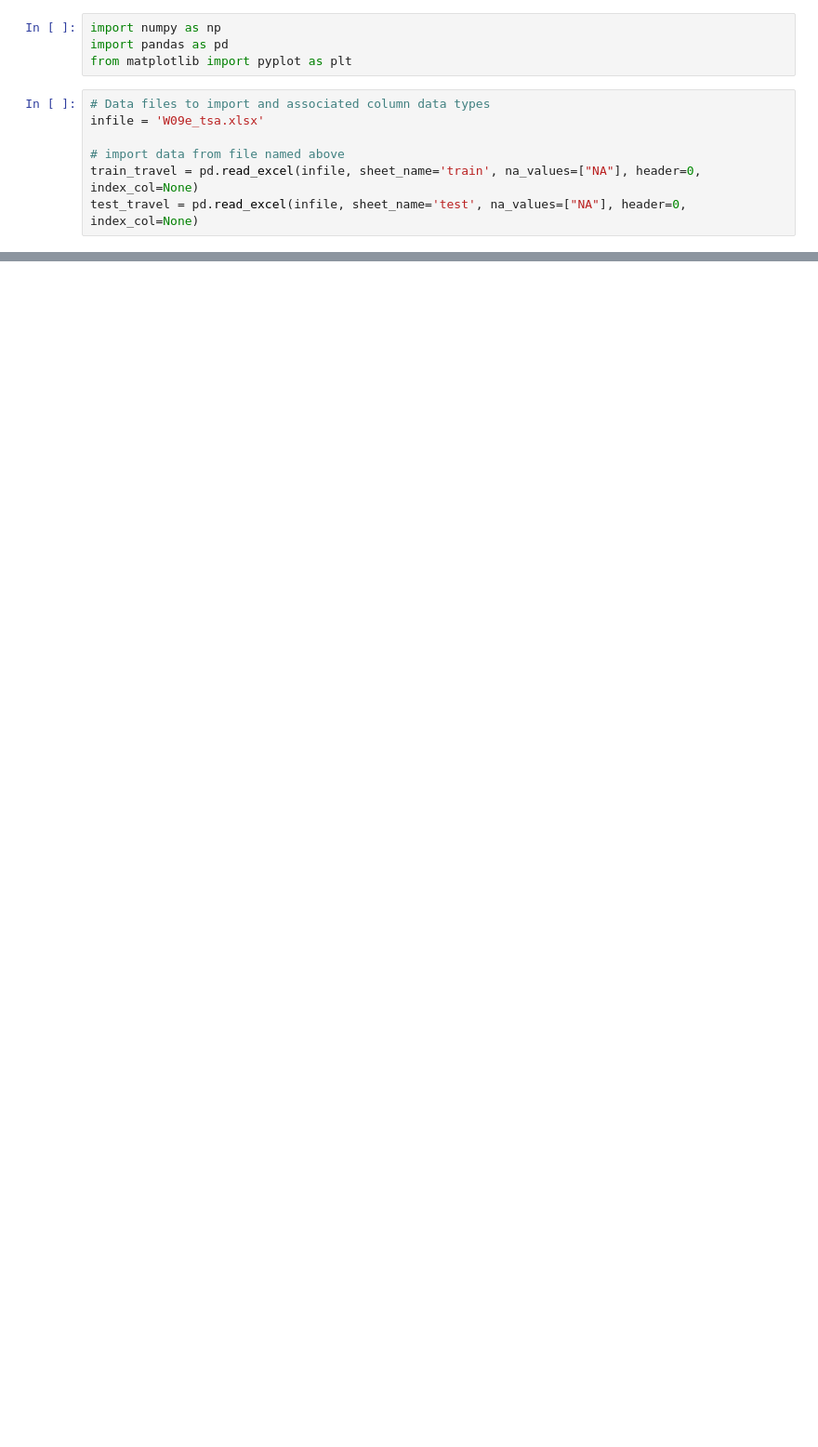
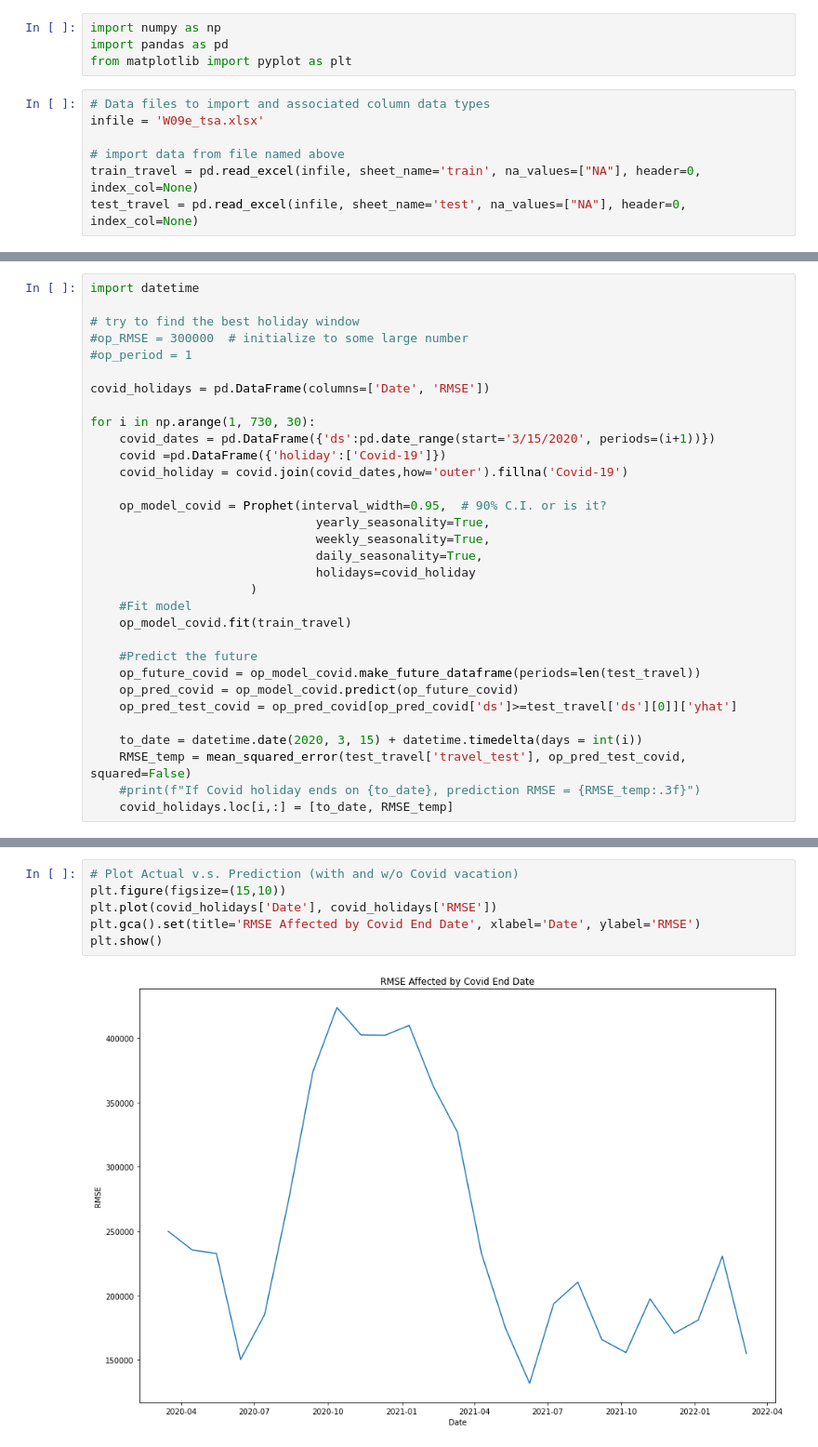
Before and after one commit to rogerwzeng/config, a Jupyter notebook: CSCI-E116.HarvardX/PSet04_RogerZeng.ipynb, the cells around one changed output, grey strips where cells are left out. Shown: that part at 93% size. Saved outputs shown, nothing was run; the diff lists cells and outputs as text; blank space fills up the shorter version.

```diff
--- a/CSCI-E116.HarvardX/PSet04_RogerZeng.ipynb
+++ b/CSCI-E116.HarvardX/PSet04_RogerZeng.ipynb
@@ -158,0 +124,32 @@ Prophet Seasonality and Predictions with Covid-19 Holiday added
+# %%
+import datetime
+
+# try to find the best holiday window
+#op_RMSE = 300000  # initialize to some large number
+#op_period = 1
+
+covid_holidays = pd.DataFrame(columns=['Date', 'RMSE'])
+
+for i in np.arange(1, 730, 30):
+    covid_dates = pd.DataFrame({'ds':pd.date_range(start='3/15/2020', periods=(i+1))})
+    covid =pd.DataFrame({'holiday':['Covid-19']})
+    covid_holiday = covid.join(covid_dates,how='outer').fillna('Covid-19')
+
+    op_model_covid = Prophet(interval_width=0.95,  # 90% C.I. or is it?
+                               yearly_seasonality=True,
+                               weekly_seasonality=True,
+                               daily_seasonality=True,
+                               holidays=covid_holiday
+                      )
+    #Fit model
+    op_model_covid.fit(train_travel)
+
+    #Predict the future
+    op_future_covid = op_model_covid.make_future_dataframe(periods=len(test_travel))
+    op_pred_covid = op_model_covid.predict(op_future_covid)
+    op_pred_test_covid = op_pred_covid[op_pred_covid['ds']>=test_travel['ds'][0]]['yhat']
+
+    to_date = datetime.date(2020, 3, 15) + datetime.timedelta(days = int(i))
+    RMSE_temp = mean_squared_error(test_travel['travel_test'], op_pred_test_covid, squared=False)
+    #print(f"If Covid holiday ends on {to_date}, prediction RMSE = {RMSE_temp:.3f}")
+    covid_holidays.loc[i,:] = [to_date, RMSE_temp]
@@ -158,0 +167,8 @@ Prophet Seasonality and Predictions with Covid-19 Holiday added
+# %%
+# Plot Actual v.s. Prediction (with and w/o Covid vacation)
+plt.figure(figsize=(15,10))
+plt.plot(covid_holidays['Date'], covid_holidays['RMSE'])
+plt.gca().set(title='RMSE Affected by Covid End Date', xlabel='Date', ylabel='RMSE')
+plt.show()
+# %% [output]
+[figure, added]
```
Also changed, not shown: parts of 16 cells of this notebook, 1 other file.
